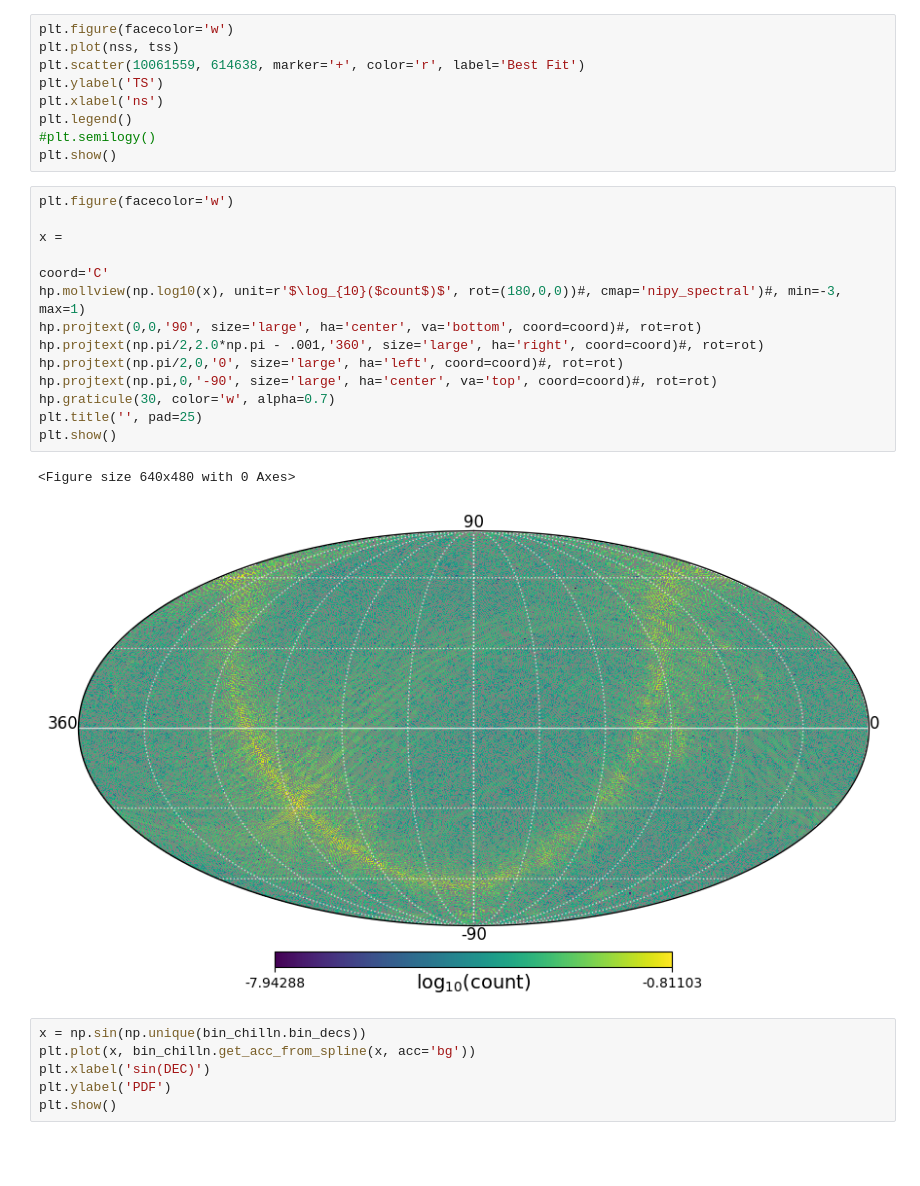
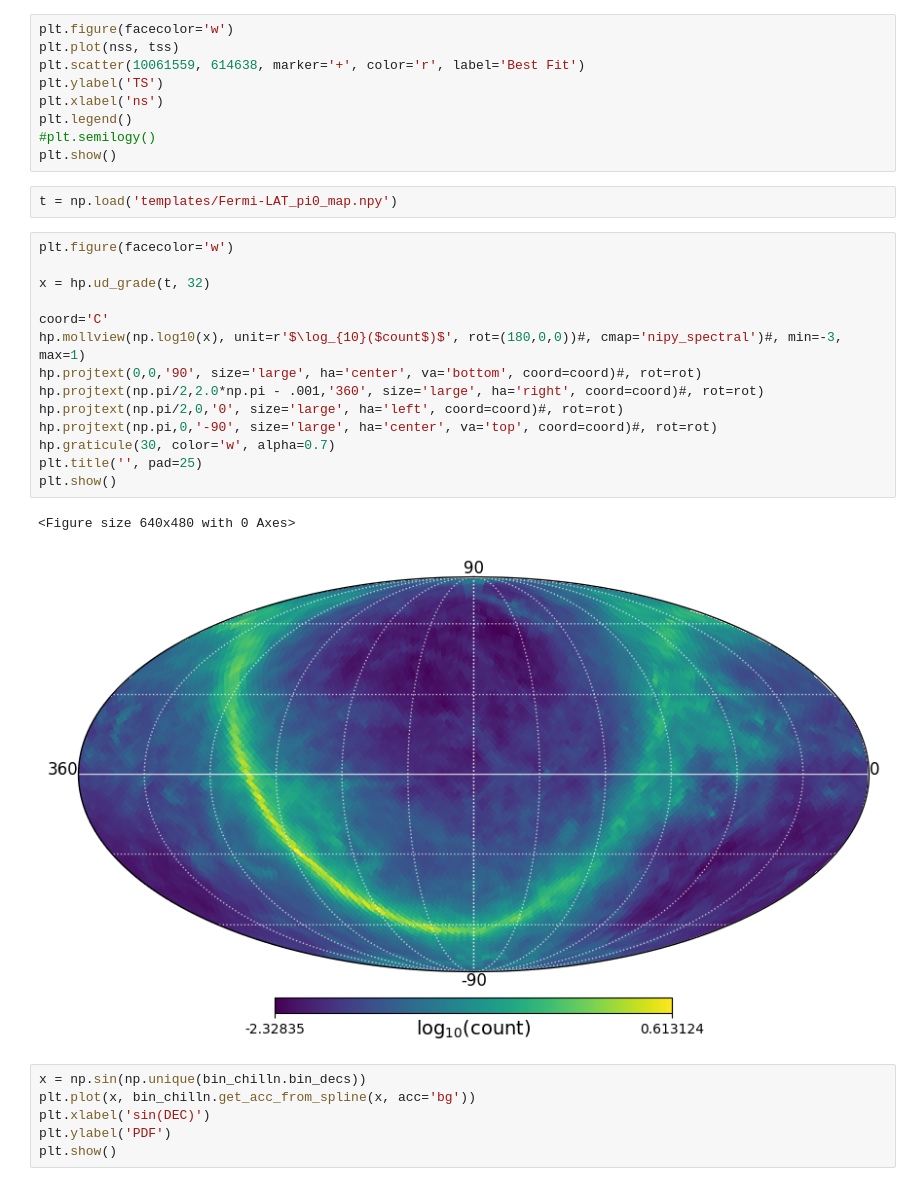
Before and after one commit to MACampana/BinnedTracks, a Jupyter notebook: NEW_BinnedAnalysis.ipynb, the cells around one changed output. Saved outputs shown, nothing was run; the diff lists cells and outputs as text; blank space fills up the shorter version.

```diff
--- a/NEW_BinnedAnalysis.ipynb
+++ b/NEW_BinnedAnalysis.ipynb
@@ -1713,23 +1756,25 @@ plt.xlabel('ns')
 plt.legend()
 #plt.semilogy()
 plt.show()
+# %%
+t = np.load('templates/Fermi-LAT_pi0_map.npy')
 # %%
 plt.figure(facecolor='w')
 
-x =
+x = hp.ud_grade(t, 32)
 
 coord='C'
 hp.mollview(np.log10(x), unit=r'$\log_{10}($count$)$', rot=(180,0,0))#, cmap='nipy_spectral')#, min=-3, max=1)
 hp.projtext(0,0,'90', size='large', ha='center', va='bottom', coord=coord)#, rot=rot)
 hp.projtext(np.pi/2,2.0*np.pi - .001,'360', size='large', ha='right', coord=coord)#, rot=rot)
 hp.projtext(np.pi/2,0,'0', size='large', ha='left', coord=coord)#, rot=rot)
 hp.projtext(np.pi,0,'-90', size='large', ha='center', va='top', coord=coord)#, rot=rot)
 hp.graticule(30, color='w', alpha=0.7)
 plt.title('', pad=25)
 plt.show()
 # %% [output]
 <Figure size 640x480 with 0 Axes>
-[figure, old version]
+[figure, new version]
 # %%
 x = np.sin(np.unique(bin_chilln.bin_decs))
 plt.plot(x, bin_chilln.get_acc_from_spline(x, acc='bg'))
```
Also changed, not shown: parts of 16 cells of this notebook.
